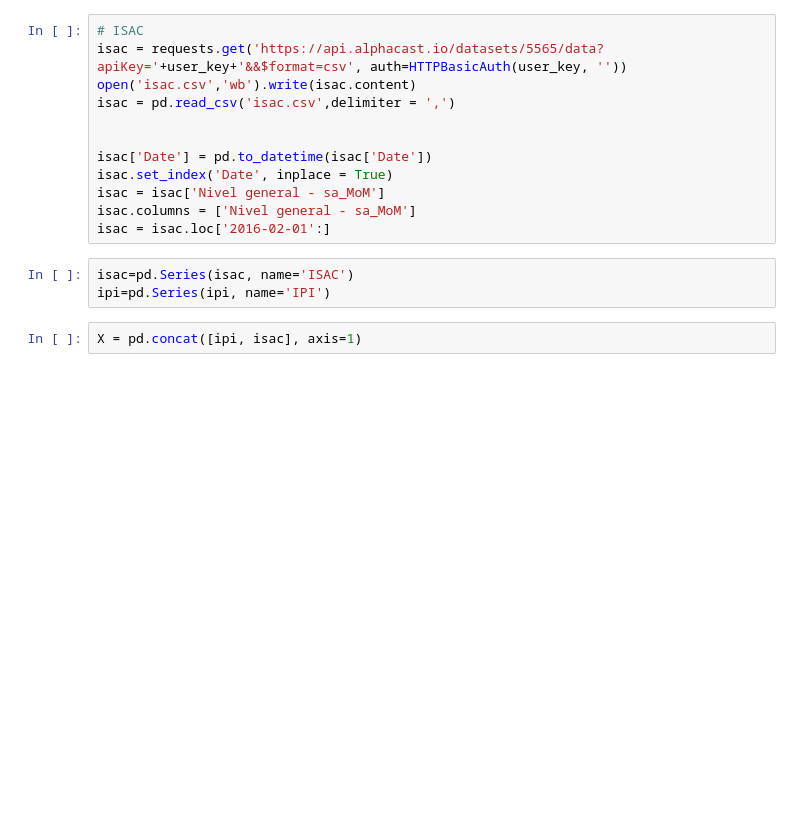
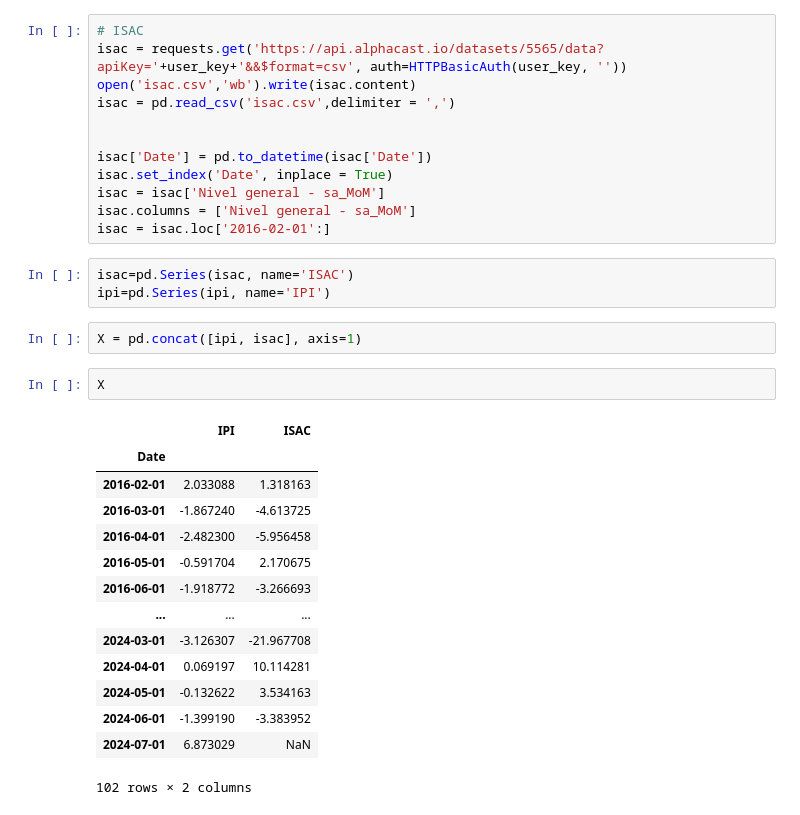
Before and after one commit to luciojosep/AnalisisCuantitativoAvanzado, a Jupyter notebook: SeriesdeTiempo/EMAE_predict.ipynb, the cells around one changed output. Saved outputs shown, nothing was run; the diff lists cells and outputs as text; blank space fills up the shorter version.

```diff
--- a/SeriesdeTiempo/EMAE_predict.ipynb
+++ b/SeriesdeTiempo/EMAE_predict.ipynb
@@ -65,6 +93,23 @@ isac=pd.Series(isac, name='ISAC')
 ipi=pd.Series(ipi, name='IPI')
 # %%
 X = pd.concat([ipi, isac], axis=1)
+# %%
+X
+# %% [output]
+|  | IPI | ISAC |
+| Date |  |  |
+| 2016-02-01 | 2.033088 | 1.318163 |
+| 2016-03-01 | -1.867240 | -4.613725 |
+| 2016-04-01 | -2.482300 | -5.956458 |
+| 2016-05-01 | -0.591704 | 2.170675 |
+| 2016-06-01 | -1.918772 | -3.266693 |
+| ... | ... | ... |
+| 2024-03-01 | -3.126307 | -21.967708 |
+| 2024-04-01 | 0.069197 | 10.114281 |
+| 2024-05-01 | -0.132622 | 3.534163 |
+| 2024-06-01 | -1.399190 | -3.383952 |
+| 2024-07-01 | 6.873029 | NaN |
+102 rows × 2 columns
 # %%
 y.shape
 # %% [output]
```
Also changed, not shown: parts of 12 cells of this notebook.
